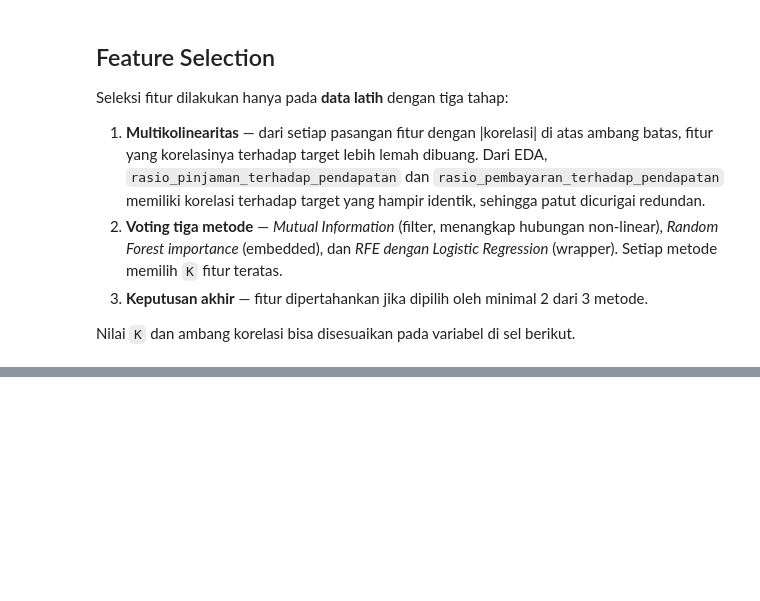
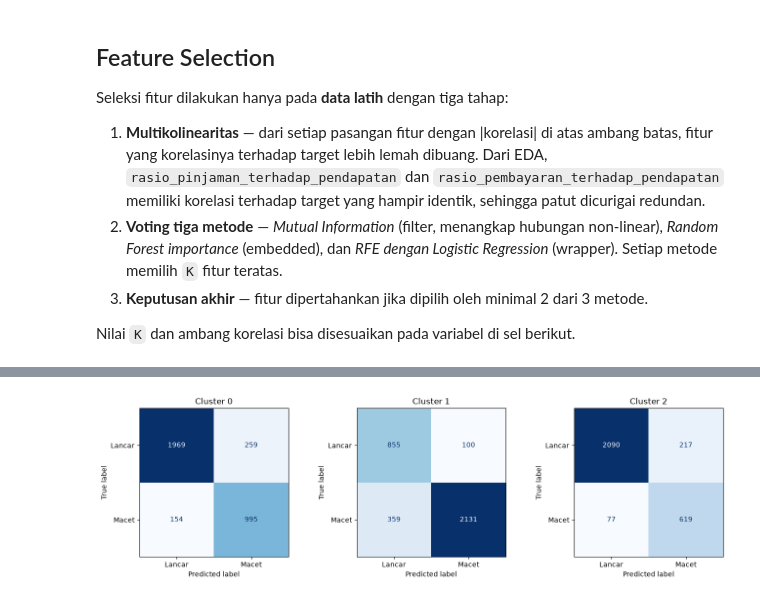
Before and after one commit to Yaboku29/credit-risk-mitigation-segmentation, a Jupyter notebook: coba.ipynb, the cells around one changed output, grey strips where cells are left out. Saved outputs shown, nothing was run; the diff lists cells and outputs as text; code cells hidden in the pictures; blank space fills up the shorter version.

```diff
--- a/coba.ipynb
+++ b/coba.ipynb
@@ -638,0 +910,25 @@ Ukuran akhir: (39296, 15) (9825, 15)
+# %%
+THRESHOLD = 0.5
+NAMA_KELAS = ['Lancar', 'Macet']
+
+pred_uji = (proba_uji >= THRESHOLD).astype(int).where(proba_uji.notna())
+hasil_segmen = []
+
+for c in sorted(model_segmen):
+    idx = cluster_test.index[cluster_test == c]
+    y_true, y_pred, y_prob = y_test_risk.loc[idx], pred_uji.loc[idx].astype(int), proba_uji.loc[idx]
+
+    print("=" * 60)
+    print(f"CLUSTER {c} | n uji = {len(idx)} | tingkat macet uji = {y_true.mean():.3f}")
+    print("=" * 60)
+    print(classification_report(y_true, y_pred, labels=[0, 1], target_names=NAMA_KELAS, digits=3, zero_division=0))
+
+    auc = roc_auc_score(y_true, y_prob) if y_true.nunique() == 2 else np.nan
+    prec, rec, f1, _ = precision_recall_fscore_support(y_true, y_pred, labels=[1], zero_division=0)
+    print(f"ROC-AUC: {auc:.3f}\n")
+
+    hasil_segmen.append({'cluster': c, 'n_uji': len(idx), 'tingkat_macet_uji': y_true.mean(),
+                         'precision_macet': prec[0], 'recall_macet': rec[0], 'f1_macet': f1[0], 'roc_auc': auc})
+
+ringkasan_segmen = pd.DataFrame(hasil_segmen).set_index('cluster')
+ringkasan_segmen.round(3)
@@ -638,0 +964,17 @@ Ukuran akhir: (39296, 15) (9825, 15)
+# %%
+n_seg = len(model_segmen)
+fig, axes = plt.subplots(1, n_seg, figsize=(4.5 * n_seg, 4), squeeze=False)
+
+for ax, c in zip(axes[0], sorted(model_segmen)):
+    idx = cluster_test.index[cluster_test == c]
+    ConfusionMatrixDisplay.from_predictions(
+        y_test_risk.loc[idx], pred_uji.loc[idx].astype(int),
+        labels=[0, 1], display_labels=NAMA_KELAS, cmap='Blues', colorbar=False, ax=ax,
+    )
+    ax.set_title(f'Cluster {c}')
+
+plt.tight_layout()
+plt.savefig('confusion_matrix_segmen.png', dpi=300, bbox_inches='tight')
+plt.show()
+# %% [output]
+[figure, added]
```
Also changed, not shown: parts of 25 cells of this notebook, 9 other files.
